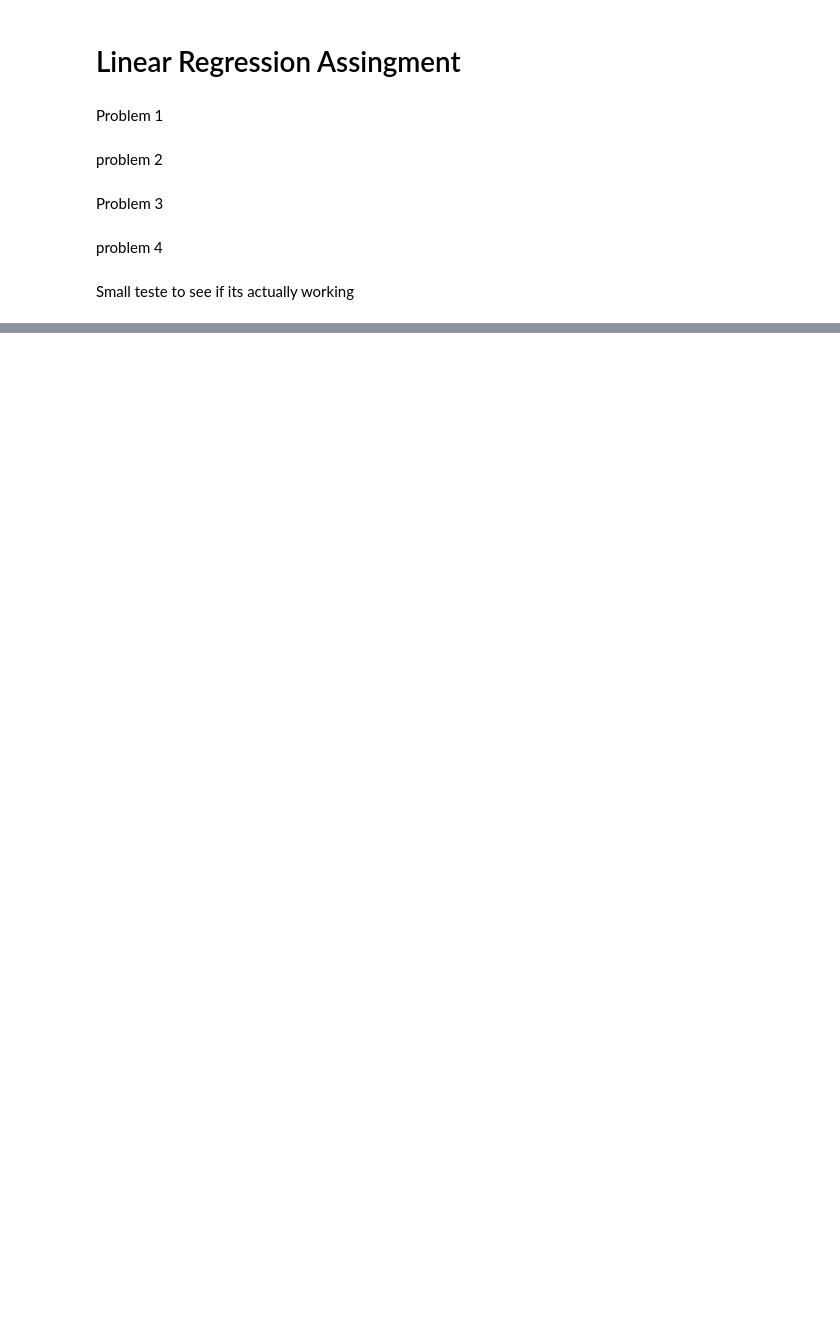
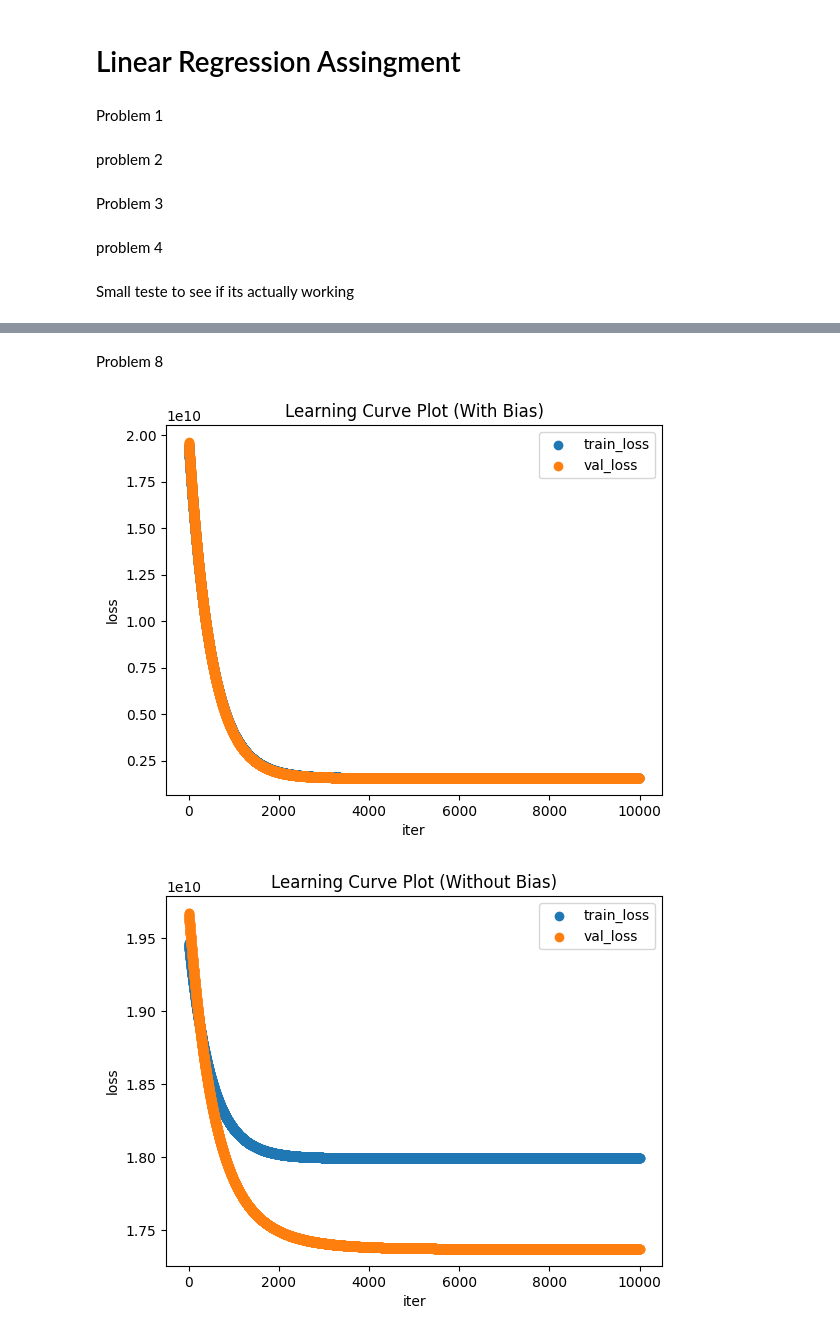
Before and after one commit to WalterPHD/Ai-Data, a Jupyter notebook: LinearRegression.ipynb, the cells around one changed output, grey strips where cells are left out. Saved outputs shown, nothing was run; the diff lists cells and outputs as text; code cells hidden in the pictures; blank space fills up the shorter version.

```diff
--- a/LinearRegression.ipynb
+++ b/LinearRegression.ipynb
@@ -470,0 +598,24 @@ class ScratchLinearRegression():
+# %% [markdown]
+Problem 8
+# %%
+import matplotlib.pyplot as plt
+%matplotlib inline
+
+plt.title('Learning Curve Plot (With Bias)')
+plt.xlabel('iter')
+plt.ylabel('loss')
+plt.scatter(range(slr_with_bias.iter), slr_with_bias.loss, label='train_loss')
+plt.scatter(range(slr_with_bias.iter), slr_with_bias.val_loss, label='val_loss')
+plt.legend()
+plt.show()
+
+plt.title('Learning Curve Plot (Without Bias)')
+plt.xlabel('iter')
+plt.ylabel('loss')
+plt.scatter(range(slr_no_bias.iter), slr_no_bias.loss, label='train_loss')
+plt.scatter(range(slr_no_bias.iter), slr_no_bias.val_loss, label='val_loss')
+plt.legend()
+plt.show()
+# %% [output]
+[figure, added]
+[figure, added]
```
Also changed, not shown: parts of 22 cells of this notebook.
